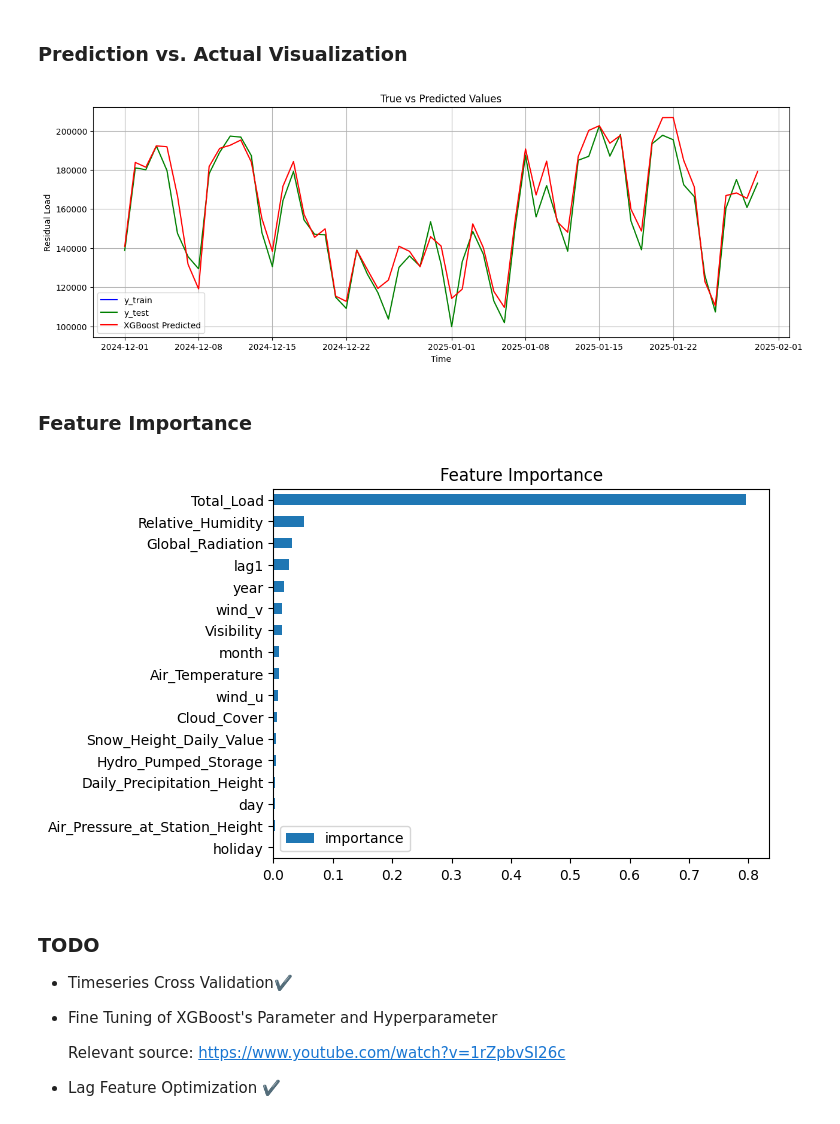
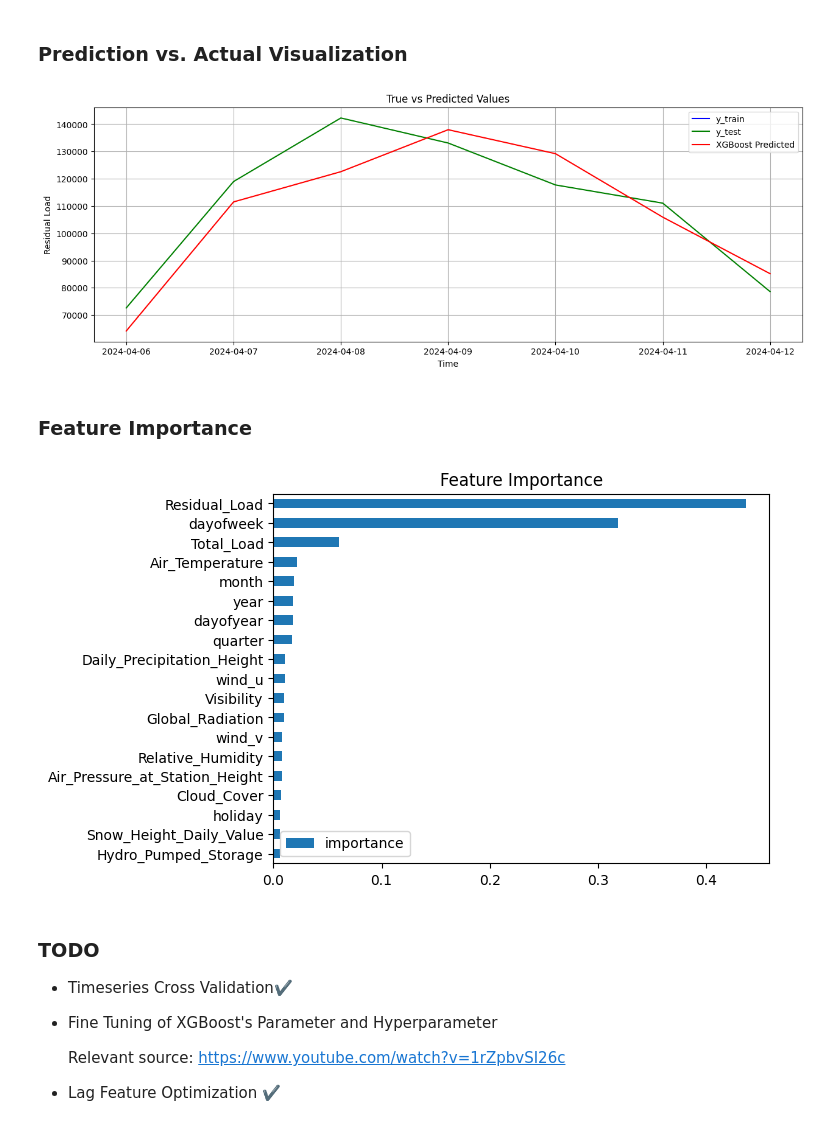
Before and after one commit to yhfrds/techlabs-ds-battery-project, a Jupyter notebook: src/dataset_transformation.ipynb, the cells around one changed output. Saved outputs shown, nothing was run; the diff lists cells and outputs as text; code cells hidden in the pictures.

```diff
--- a/src/dataset_transformation.ipynb
+++ b/src/dataset_transformation.ipynb
@@ -204,9 +208,11 @@ Highly Correlated Feature Pairs (Threshold > 0.85):
 df_transformed = df_imputed.copy()
 
 # Add year, month, and day feature
+df_transformed['dayofweek'] = df_transformed.index.dayofweek
+df_transformed['quarter'] = df_transformed.index.quarter
+df_transformed['month'] = df_transformed.index.month
 df_transformed['year'] = df_transformed.index.year
-df_transformed['month'] = df_transformed.index.month
-df_transformed['day'] = df_transformed.index.day
+df_transformed['dayofyear'] = df_transformed.index.dayofyear
 
 def check_holiday(date):
     if (date.month == 12 and date.day == 24):  # Weihnachten (Christmas Eve)
@@ -244,5 +250,6 @@ df_transformed.rename(columns=rename_dict, inplace=True)
 ### Add lag feature
 # %%
 target_map = df_transformed['Residual_Load'].to_dict()
-df_transformed['lag1']= (df_transformed.index - pd.Timedelta(unit='days', value=1)).map(target_map)
+df_transformed['Residual_Load_Tomorrow']= (df_transformed.index + pd.Timedelta(unit='days', value=1)).map(target_map)
 df_transformed.dropna(inplace=True)
+df_transformed.tail()
@@ -252,14 +267,12 @@ df_transformed.dropna(inplace=True)
 from sklearn.model_selection import TimeSeriesSplit
 from sklearn.metrics import mean_absolute_error, mean_squared_error, r2_score
 from xgboost import XGBRegressor
-from sklearn.ensemble import RandomForestRegressor
-from sklearn.preprocessing import OneHotEncoder
 import pandas as pd
 import numpy as np
 
 # Features and target
-X = df_transformed.drop(columns=['Residual_Load'])
-y = df_transformed['Residual_Load']
+X = df_transformed.drop(columns=['Residual_Load_Tomorrow'])
+y = df_transformed['Residual_Load_Tomorrow']
 
 # Initialize TimeSeriesSplit
 tscv = TimeSeriesSplit(n_splits=5)  # Adjust n_splits based on dataset size
@@ -267,6 +280,9 @@ tscv = TimeSeriesSplit(n_splits=5)  # Adjust n_splits based on dataset size
 # Store results
 xgb_mae, xgb_rmse, xgb_r2 = [], [], []
 rf_mae, rf_rmse, rf_r2 = [], [], []
+
+# Store errors and datetimes for later use
+xgb_errors = []
 
 for train_idx, test_idx in tscv.split(X):
     X_train, X_test = X.iloc[train_idx], X.iloc[test_idx]
@@ -282,10 +298,32 @@ for train_idx, test_idx in tscv.split(X):
     xgb_rmse.append(np.sqrt(mean_squared_error(y_test, xgb_pred)))
     xgb_r2.append(r2_score(y_test, xgb_pred))
 
+    # Calculate errors and store them along with datetime
+    errors = np.abs(y_test - xgb_pred)
+    datetime_test = X_test.index  # Assuming datetime is in the index of your X_test
+
+    # Store errors with datetime for sorting later
+    error_df = pd.DataFrame({'datetime': datetime_test, 'error': errors})
+    xgb_errors.append(error_df)
+
 # Print average scores across all folds
 print("--- XGBoost Cross-Validation Results ---")
 print(f"Avg MAE: {np.mean(xgb_mae):.4f}")
 print(f"Avg RMSE: {np.mean(xgb_rmse):.4f}")
 print(f"Avg R² Score: {np.mean(xgb_r2):.4f}")
+
+# Combine all errors into one dataframe
+all_errors = pd.concat(xgb_errors)
+
+# Get 5 worst errors and 5 lowest errors
+worst_errors = all_errors.nlargest(5, 'error')
+lowest_errors = all_errors.nsmallest(5, 'error')
+
+# Print worst and lowest errors
+print("--- 5 Worst Errors ---")
+print(worst_errors)
+
+print("--- 5 Lowest Errors ---")
+print(lowest_errors)
 # %% [output]
 --- XGBoost Cross-Validation Results ---
@@ -295,34 +366,34 @@ Avg R² Score: 0.9394
 # %% [markdown]
 ### Prediction vs. Actual Visualization
 # %%
-start_date = '2024-12-01'
-end_date = '2025-01-30'
+start_date = '2024-04-06'
+end_date = '2024-04-12'
 
 y_train_df = pd.DataFrame(y_train).rename(columns={y_train.name: 'y_train'})
 y_test_df = pd.DataFrame(y_test).rename(columns={y_test.name: 'y_test'})
 xgb_pred_df = pd.DataFrame(xgb_pred, index=y_test.index).rename(columns={0: 'xgb_pred'})
 
 # Merge them all into a single DataFrame
 combined_df = pd.concat([y_train_df, y_test_df, xgb_pred_df], axis=1)
 filtered_df = combined_df.loc[start_date:end_date]
 
 # Plotting the combined DataFrame
 plt.figure(figsize=(15, 5))
 
 plt.plot(filtered_df.index, filtered_df['y_train'], label='y_train', color='blue')
 plt.plot(filtered_df.index, filtered_df['y_test'], label='y_test', color='green')
 plt.plot(filtered_df.index, filtered_df['xgb_pred'], label='XGBoost Predicted', color='red')
 
 
 plt.title('True vs Predicted Values')
 plt.xlabel('Time')
 plt.ylabel('Residual Load')
 plt.grid(True)
 plt.legend()
 
 plt.show()
 # %% [output]
-[figure, old version]
+[figure, new version]
 # %% [markdown]
 ### Feature Importance
 # %%
@@ -330,7 +401,7 @@ fi = pd.DataFrame(data=xgb_model.feature_importances_, index=xgb_model.feature_n
 fi.sort_values('importance').plot(kind='barh', title='Feature Importance')
 plt.show()
 # %% [output]
-[figure, old version]
+[figure, new version]
 # %% [markdown]
 ### TODO
 - Timeseries Cross Validation✔️
```
Also changed, not shown: parts of 4 cells of this notebook.
